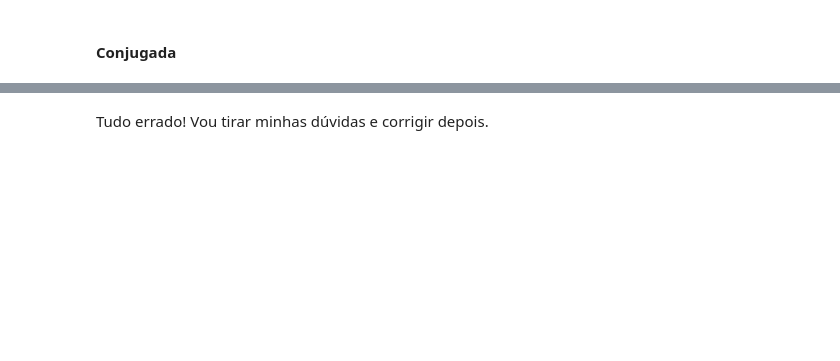
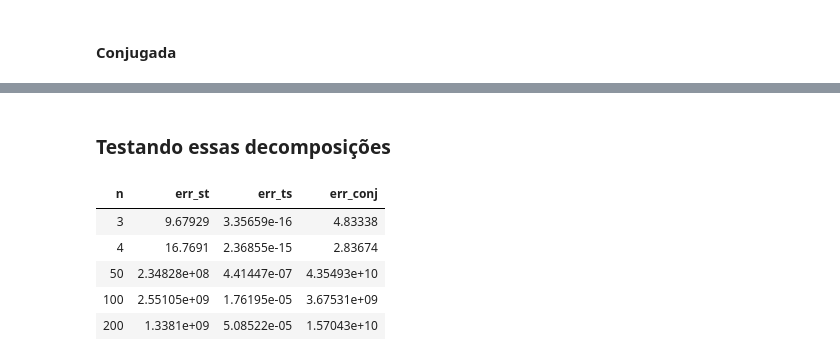
Before and after one commit to Salies/posmac-alcd, a Jupyter notebook: Aula 4 (demais decomposições)/aula4.ipynb, the cells around one changed output, grey strips where cells are left out. Cells and saved outputs as stored; diff of their text form; code cells hidden in the pictures; blank space fills up the shorter version.

Commit message:
feat: decomposições

```diff
--- a/Aula 4 (demais decomposições)/aula4.ipynb
+++ b/Aula 4 (demais decomposições)/aula4.ipynb
@@ -217,7 +274,2 @@ True
 # %% [markdown]
 #### Conjugada
-# %%
-A = np.random.rand(4, 4)
-# k = rank of A
-k = np.linalg.matrix_rank(A)
-k
@@ -283,2 +276,41 @@ array([[ 584.74818476,    5.81493635, -793.86293328,   45.03220454],
-# %% [markdown]
-Tudo errado! Vou tirar minhas dúvidas e corrigir depois.
+# %%
+def conjugada(A, n):
+    P = np.identity(n)
+    for i in range(n):
+        for j in range(i):
+            P[:, i] = (np.dot(P[:, j], P[:, j].T @ A @ P[:, i]) / (P[:, j].T @ A @ P[:, j])) - P[:, i]
+    D = P.T @ A @ P
+    return P, D
+# %% [markdown]
+### Testando essas decomposições
+# %%
+n_to_test_2 = [3, 4, 50, 100, 200]
+# %%
+# não entendi se era pra testar a inversa ou a decomposição em si
+# pelo tamanho, imagino que seja apenas a recuperação da matriz original
+table_rows = []
+np.random.seed(6661)
+for n in n_to_test_2:
+    A = np.random.rand(n, n)
+    s1, t1 = ST(A)
+    t1, s1 = TS(A, n)
+    p, d = conjugada(A, n)
+    X_st = s1 @ t1
+    X_ts = t1 @ s1
+    X_conj = p @ d @ p.T
+
+    err_st = np.linalg.norm(A - X_st)
+    err_ts = np.linalg.norm(A - X_ts)
+    err_conj = np.linalg.norm(A - X_conj)
+
+    row = [n, err_st, err_ts, err_conj]
+    table_rows.append(row)
+# %%
+tabulate(table_rows, headers=["n", "err_st", "err_ts", "err_conj"], tablefmt="html")
+# %% [output]
+| n | err_st | err_ts | err_conj |
+| 3 | 9.67929 | 3.35659e-16 | 4.83338 |
+| 4 | 16.7691 | 2.36855e-15 | 2.83674 |
+| 50 | 2.34828e+08 | 4.41447e-07 | 4.35493e+10 |
+| 100 | 2.55105e+09 | 1.76195e-05 | 3.67531e+09 |
+| 200 | 1.3381e+09 | 5.08522e-05 | 1.57043e+10 |
```
Also changed, not shown: parts of 18 cells of this notebook, 9 other files.
